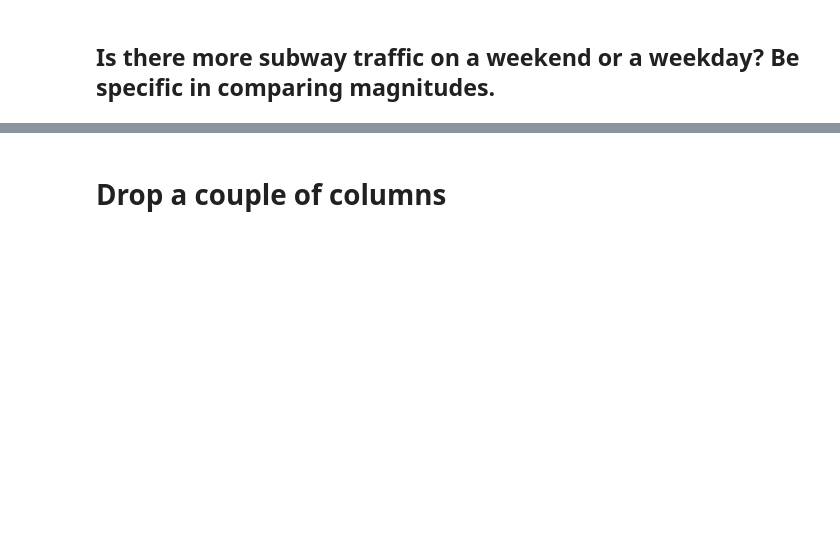
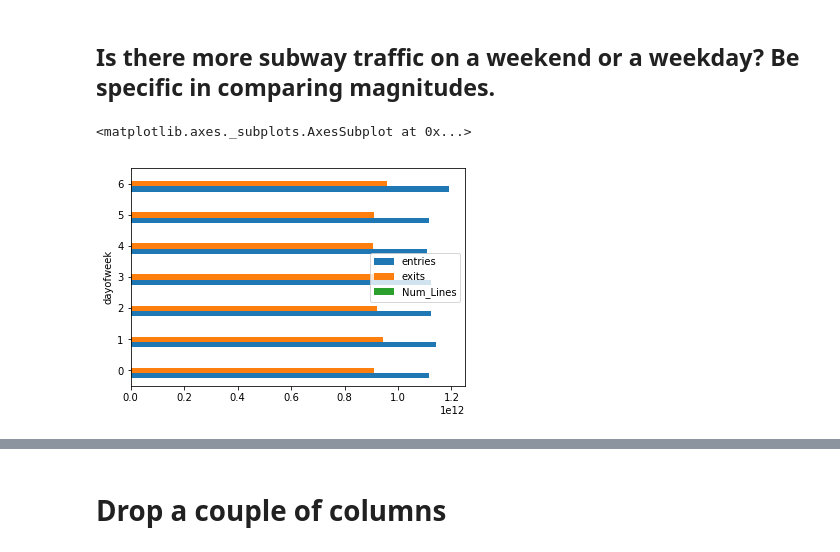
Before and after one commit to ramakrishnaap/dsc-0-03-08-understanding-pandas-series-and-dataframes-lab-online-ds-sp-000, a Jupyter notebook: index.ipynb, the cells around one changed output, grey strips where cells are left out. Drawn from its saved outputs; the diff is of its cells as text; code cells hidden in the pictures; blank space fills up the shorter version.

```diff
--- a/index.ipynb
+++ b/index.ipynb
@@ -88,5 +103,4 @@ Index(['c/a', 'unit', 'scp', 'station', 'linename', 'division', 'date', 'time',
       dtype='object')
 # %%
 # Your code here
-df['Num_lines'] = df.station.map(lambda x: groupby('station').count()
-df.LINENAME.map(lambda x: 'N' in x)
+df['Num_Lines'] = df.linename.map(lambda x: len(x))
@@ -96,7 +117,7 @@ ValueError: Wrong number of items passed 10, placement implies 1
 ## Write a function to clean a column name.
 # %%
 def clean(col_name):
-    cleaned = #Your code here; whatever you want to do to col_name. Hint: think back to str methods.
+    cleaned = col_name.strip() #Your code here; whatever you want to do to col_name. Hint: think back to str methods.
     return cleaned
 # %%
 #This is a list comprehension. It applies your clean function to every item in the list.
@@ -111,3 +156,4 @@ df.columns
 ## Compare subway traffic by day of the week. Display this as a graph.
 # %%
 #Your code here
+df.date=pd.to_datetime(df.date)
@@ -117,0 +182,8 @@ df.columns
+# %%
+#Your code here
+df['dayofweek'] = df.date.dt.dayofweek
+grouped = df.groupby('dayofweek').sum()
+grouped.plot(kind='barh')
+# %% [output]
+<matplotlib.axes._subplots.AxesSubplot at 0x...>
+[figure, added]
```
Also changed, not shown: parts of 10 cells of this notebook.
